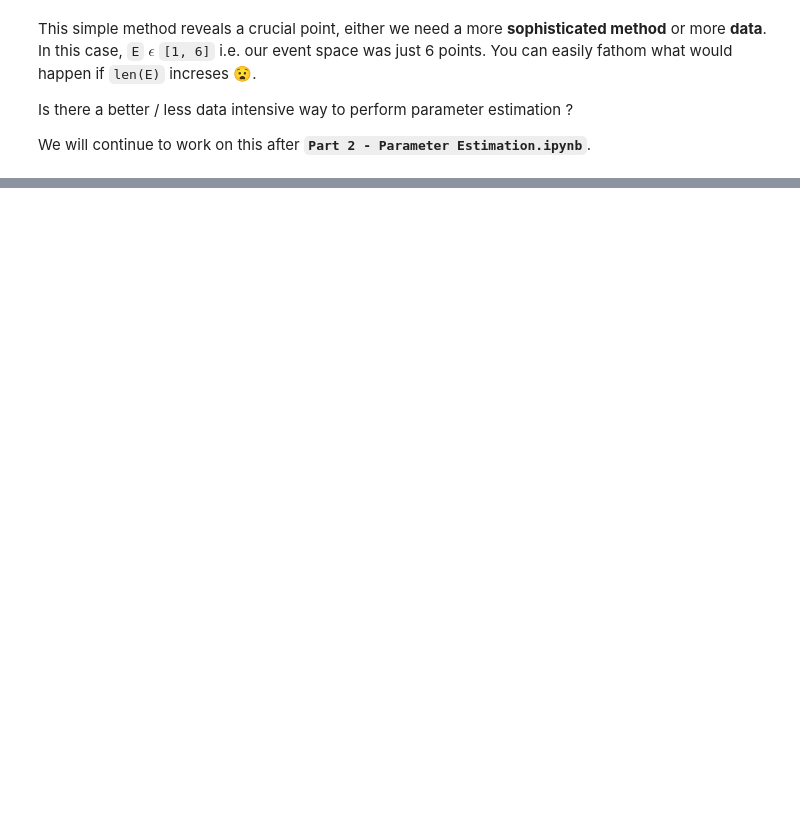
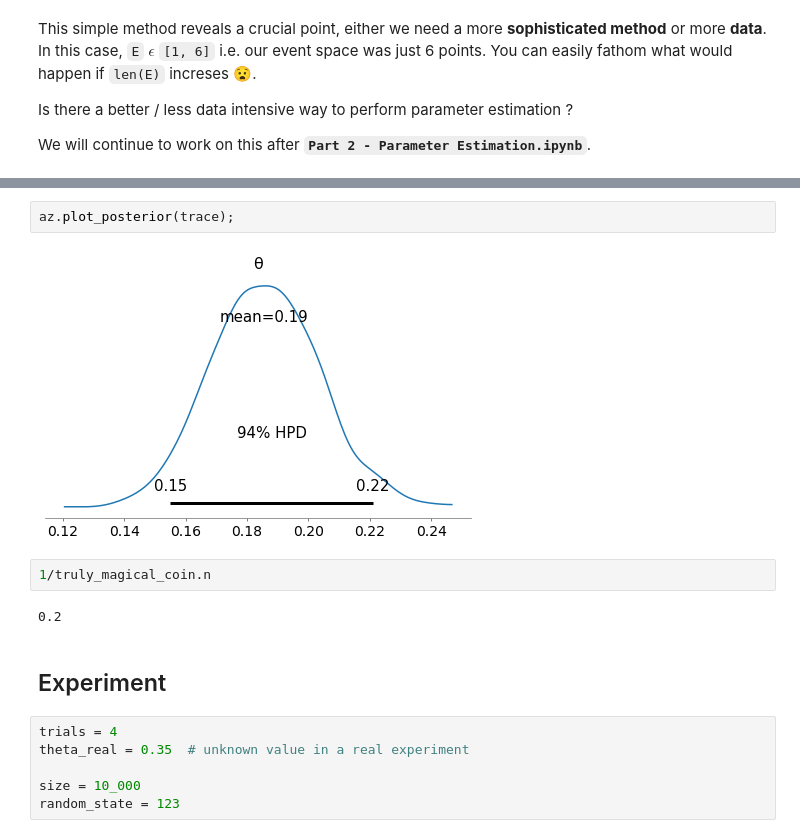
Before and after one commit to hotessy/ProbAndStats-PyDataNYC2019, a Jupyter notebook: notebooks/Part 1 - The Magic Coin.ipynb, the cells around one changed output, grey strips where cells are left out. Saved outputs shown, nothing was run; the diff lists cells and outputs as text; blank space fills up the shorter version.

```diff
--- a/notebooks/Part 1 - The Magic Coin.ipynb
+++ b/notebooks/Part 1 - The Magic Coin.ipynb
@@ -482,0 +559,16 @@ We will continue to work on this after **`Part 2 - Parameter Estimation.ipynb`**
+# %%
+az.plot_posterior(trace);
+# %% [output]
+[figure, added]
+# %%
+1/truly_magical_coin.n
+# %% [output]
+0.2
+# %% [markdown]
+## Experiment
+# %%
+trials = 4
+theta_real = 0.35  # unknown value in a real experiment
+
+size = 10_000
+random_state = 123
```
Also changed, not shown: parts of 32 cells of this notebook.
